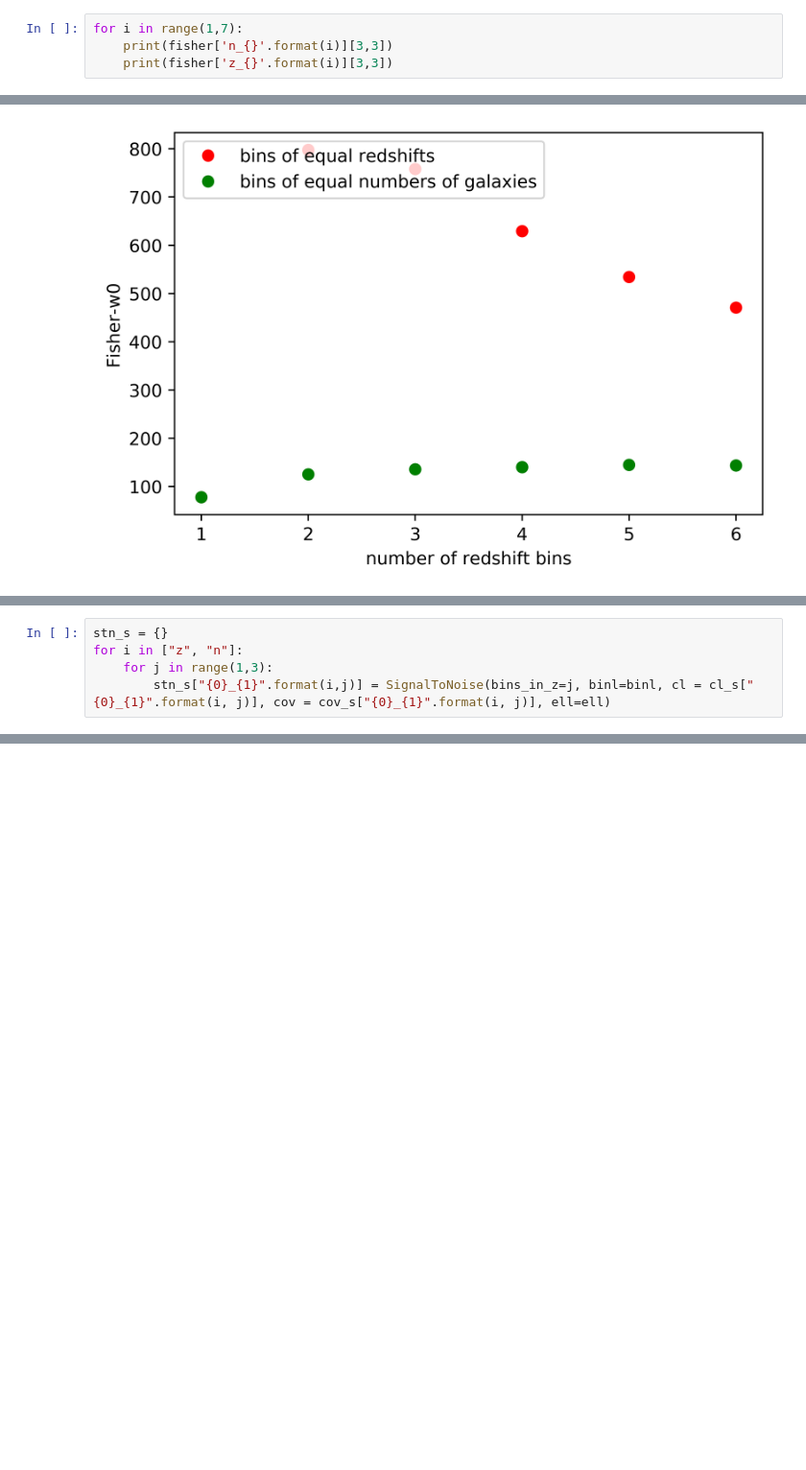
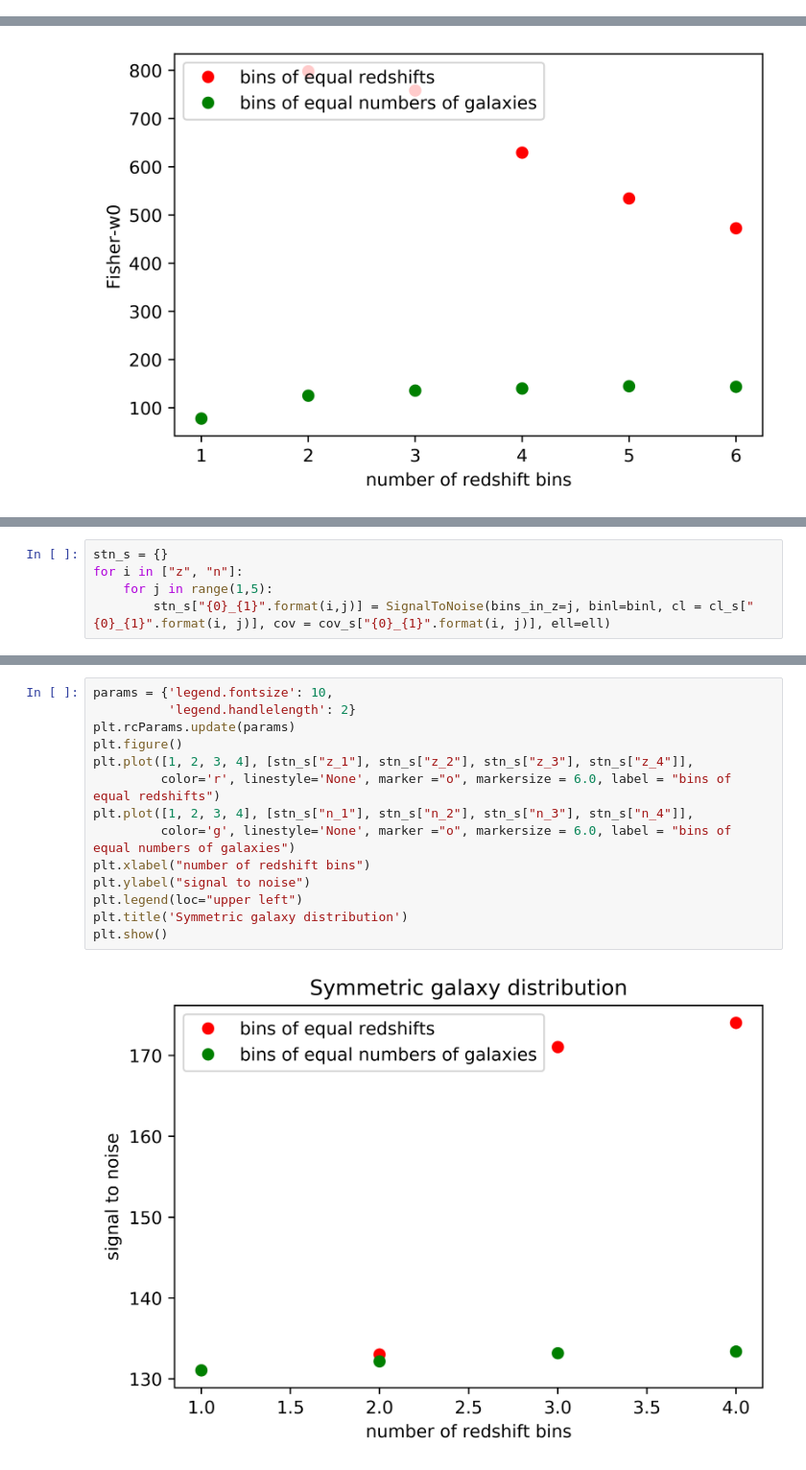
Before and after one commit to XYU1204/fisher_and_signal_to_noise, a Jupyter notebook: data.ipynb, the cells around one changed output, grey strips where cells are left out. Shown at 96% size. Drawn from its saved outputs; the diff is of its cells as text; blank space fills up the shorter version.

```diff
--- a/data.ipynb
+++ b/data.ipynb
@@ -73,4 +142,0 @@ fisher['n_5'][3,3]
-# %%
-for i in range(1,7):
-    print(fisher['n_{}'.format(i)][3,3])
-    print(fisher['z_{}'.format(i)][3,3])
@@ -136,7 +175,7 @@ for n in range(1,3):
 # %%
 stn_s = {}
 for i in ["z", "n"]:
-    for j in range(1,3):
+    for j in range(1,5):
         stn_s["{0}_{1}".format(i,j)] = SignalToNoise(bins_in_z=j, binl=binl, cl = cl_s["{0}_{1}".format(i, j)], cov = cov_s["{0}_{1}".format(i, j)], ell=ell)
 # %%
 fisher_s = {}
@@ -156,0 +204,16 @@ for i in range(1,3):
+# %%
+params = {'legend.fontsize': 10,
+          'legend.handlelength': 2}
+plt.rcParams.update(params)
+plt.figure()
+plt.plot([1, 2, 3, 4], [stn_s["z_1"], stn_s["z_2"], stn_s["z_3"], stn_s["z_4"]],
+         color='r', linestyle='None', marker ="o", markersize = 6.0, label = "bins of equal redshifts")
+plt.plot([1, 2, 3, 4], [stn_s["n_1"], stn_s["n_2"], stn_s["n_3"], stn_s["n_4"]],
+         color='g', linestyle='None', marker ="o", markersize = 6.0, label = "bins of equal numbers of galaxies")
+plt.xlabel("number of redshift bins")
+plt.ylabel("signal to noise")
+plt.legend(loc="upper left")
+plt.title('Symmetric galaxy distribution')
+plt.show()
+# %% [output]
+[figure, added]
```
Also changed, not shown: parts of 29 cells of this notebook, 4 other files.
